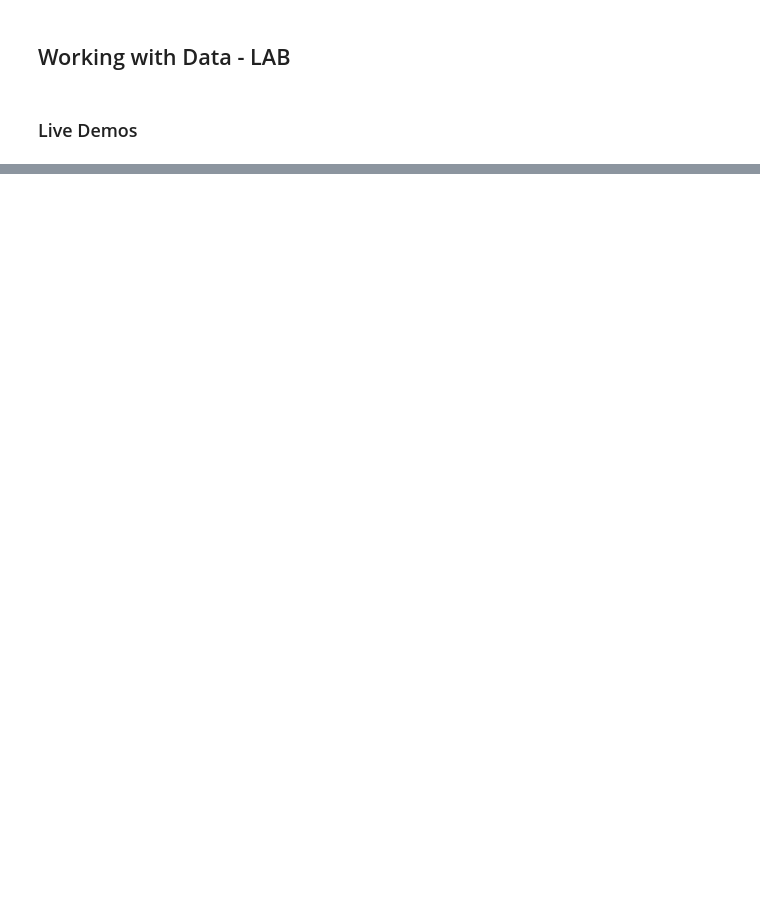
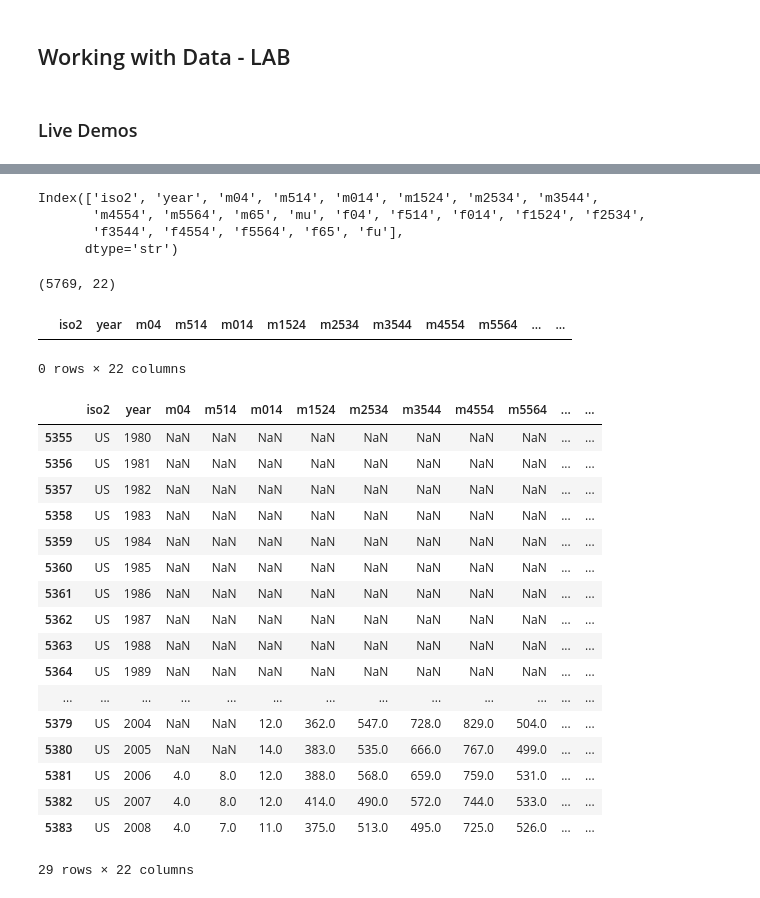
Before and after one commit to PlamenPlamenovStanchev/Data-Science, a Jupyter notebook: Working with Data/working-with-data-lab.ipynb, the cells around one changed output, grey strips where cells are left out. Saved outputs shown, nothing was run; the diff lists cells and outputs as text; code cells hidden in the pictures; blank space fills up the shorter version.

```diff
--- a/Working with Data/working-with-data-lab.ipynb
+++ b/Working with Data/working-with-data-lab.ipynb
@@ -18,0 +89,3 @@ pd.read_csv("Data/accidents.csv")
+# %%
+pd.set_option("display.max_columns", 100)
+pd.set_option("display.max_rows", 100)
@@ -18,0 +405,2 @@ pd.read_csv("Data/accidents.csv")
+# %%
+tb_data = pd.read_csv("Data/tb.csv")
@@ -18,0 +423,37 @@ pd.read_csv("Data/accidents.csv")
+# %%
+tb_data.columns
+# %% [output]
+Index(['iso2', 'year', 'm04', 'm514', 'm014', 'm1524', 'm2534', 'm3544',
+       'm4554', 'm5564', 'm65', 'mu', 'f04', 'f514', 'f014', 'f1524', 'f2534',
+       'f3544', 'f4554', 'f5564', 'f65', 'fu'],
+      dtype='str')
+# %%
+tb_data.shape
+# %% [output]
+(5769, 22)
+# %%
+tb_data[(tb_data.iso2 == "US") & (tb_data.year == 2010)]
+# %% [output]
+|  | iso2 | year | m04 | m514 | m014 | m1524 | m2534 | m3544 | m4554 | m5564 | ... | ... |
+0 rows × 22 columns
+# %%
+tb_data[(tb_data.iso2 == "US") & (tb_data.year >= 1980) & (tb_data.year <= 2010)]
+# %% [output]
+|  | iso2 | year | m04 | m514 | m014 | m1524 | m2534 | m3544 | m4554 | m5564 | ... | ... |
+| 5355 | US | 1980 | NaN | NaN | NaN | NaN | NaN | NaN | NaN | NaN | ... | ... |
+| 5356 | US | 1981 | NaN | NaN | NaN | NaN | NaN | NaN | NaN | NaN | ... | ... |
+| 5357 | US | 1982 | NaN | NaN | NaN | NaN | NaN | NaN | NaN | NaN | ... | ... |
+| 5358 | US | 1983 | NaN | NaN | NaN | NaN | NaN | NaN | NaN | NaN | ... | ... |
+| 5359 | US | 1984 | NaN | NaN | NaN | NaN | NaN | NaN | NaN | NaN | ... | ... |
+| 5360 | US | 1985 | NaN | NaN | NaN | NaN | NaN | NaN | NaN | NaN | ... | ... |
+| 5361 | US | 1986 | NaN | NaN | NaN | NaN | NaN | NaN | NaN | NaN | ... | ... |
+| 5362 | US | 1987 | NaN | NaN | NaN | NaN | NaN | NaN | NaN | NaN | ... | ... |
+| 5363 | US | 1988 | NaN | NaN | NaN | NaN | NaN | NaN | NaN | NaN | ... | ... |
+| 5364 | US | 1989 | NaN | NaN | NaN | NaN | NaN | NaN | NaN | NaN | ... | ... |
+| ... | ... | ... | ... | ... | ... | ... | ... | ... | ... | ... | ... | ... |
+| 5379 | US | 2004 | NaN | NaN | 12.0 | 362.0 | 547.0 | 728.0 | 829.0 | 504.0 | ... | ... |
+| 5380 | US | 2005 | NaN | NaN | 14.0 | 383.0 | 535.0 | 666.0 | 767.0 | 499.0 | ... | ... |
+| 5381 | US | 2006 | 4.0 | 8.0 | 12.0 | 388.0 | 568.0 | 659.0 | 759.0 | 531.0 | ... | ... |
+| 5382 | US | 2007 | 4.0 | 8.0 | 12.0 | 414.0 | 490.0 | 572.0 | 744.0 | 533.0 | ... | ... |
+| 5383 | US | 2008 | 4.0 | 7.0 | 11.0 | 375.0 | 513.0 | 495.0 | 725.0 | 526.0 | ... | ... |
+29 rows × 22 columns
```
Also changed, not shown: parts of 85 cells of this notebook, 1 other file.
